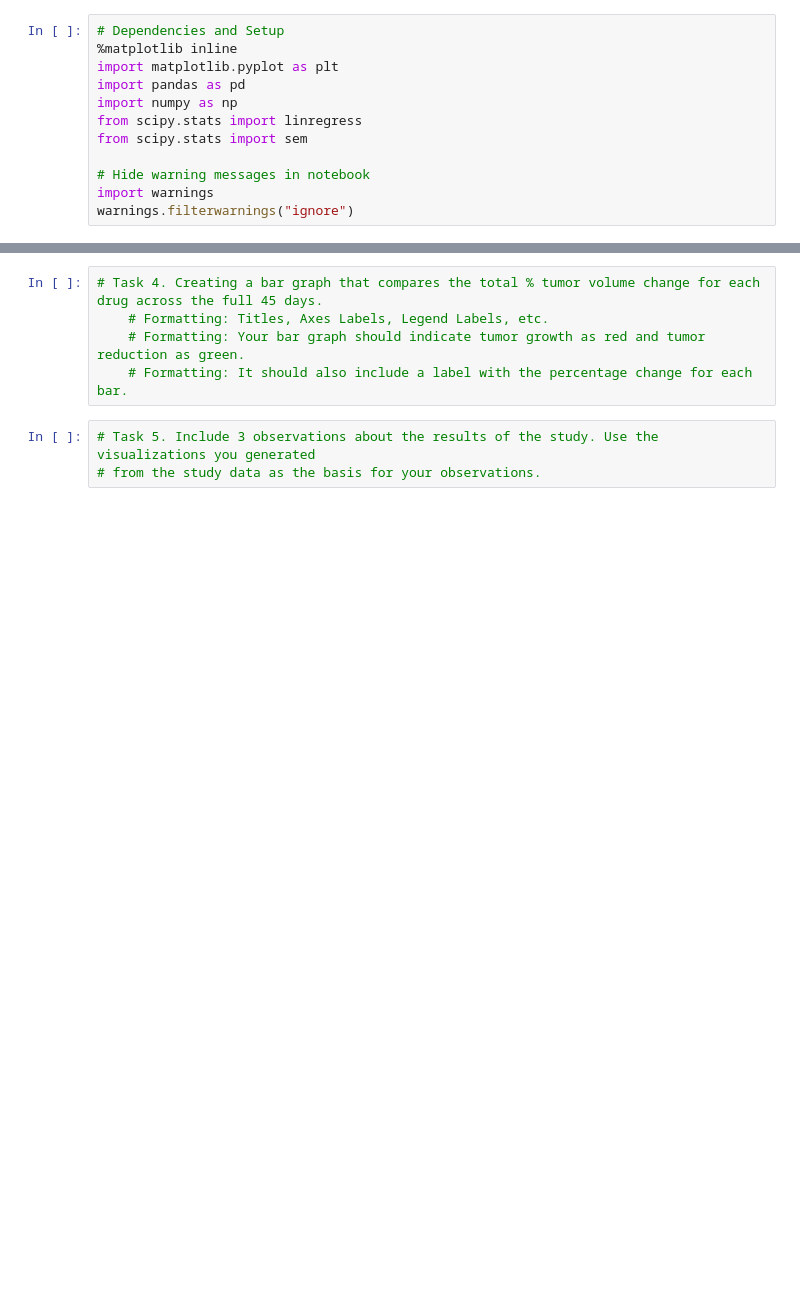
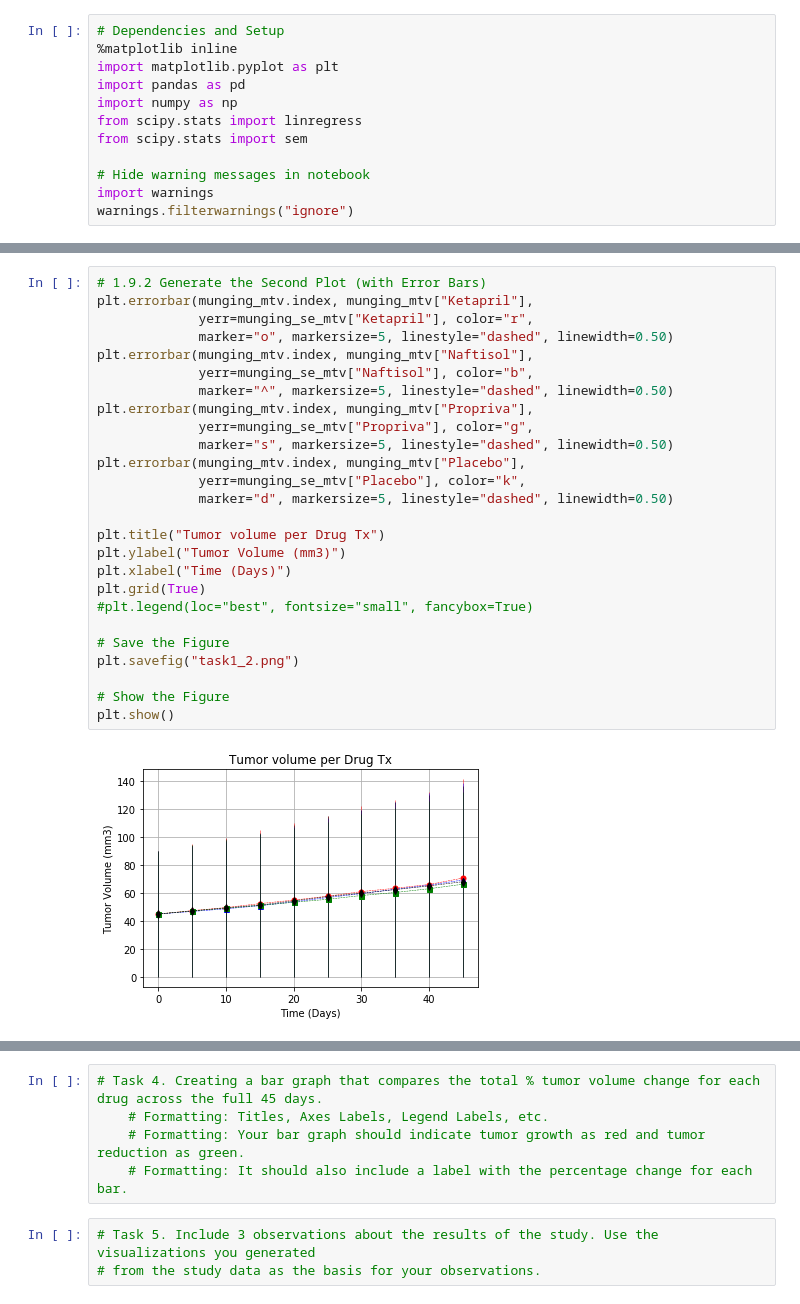
Before and after one commit to Enrique-Gaspar/matplotlib-challenge, a Jupyter notebook: Pymaceuticals/main-eg.ipynb, the cells around one changed output, grey strips where cells are left out. Drawn from its saved outputs; the diff is of its cells as text; blank space fills up the shorter version.

```diff
--- a/Pymaceuticals/main-eg.ipynb
+++ b/Pymaceuticals/main-eg.ipynb
@@ -396,0 +139,28 @@ nmice_by_drug_time_df
+# %%
+# 1.9.2 Generate the Second Plot (with Error Bars)
+plt.errorbar(munging_mtv.index, munging_mtv["Ketapril"],
+             yerr=munging_se_mtv["Ketapril"], color="r",
+             marker="o", markersize=5, linestyle="dashed", linewidth=0.50)
+plt.errorbar(munging_mtv.index, munging_mtv["Naftisol"],
+             yerr=munging_se_mtv["Naftisol"], color="b",
+             marker="^", markersize=5, linestyle="dashed", linewidth=0.50)
+plt.errorbar(munging_mtv.index, munging_mtv["Propriva"],
+             yerr=munging_se_mtv["Propriva"], color="g",
+             marker="s", markersize=5, linestyle="dashed", linewidth=0.50)
+plt.errorbar(munging_mtv.index, munging_mtv["Placebo"],
+             yerr=munging_se_mtv["Placebo"], color="k",
+             marker="d", markersize=5, linestyle="dashed", linewidth=0.50)
+
+plt.title("Tumor volume per Drug Tx")
+plt.ylabel("Tumor Volume (mm3)")
+plt.xlabel("Time (Days)")
+plt.grid(True)
+#plt.legend(loc="best", fontsize="small", fancybox=True)
+
+# Save the Figure
+plt.savefig("task1_2.png")
+
+# Show the Figure
+plt.show()
+# %% [output]
+[figure, added]
```
Also changed, not shown: parts of 79 cells of this notebook.
